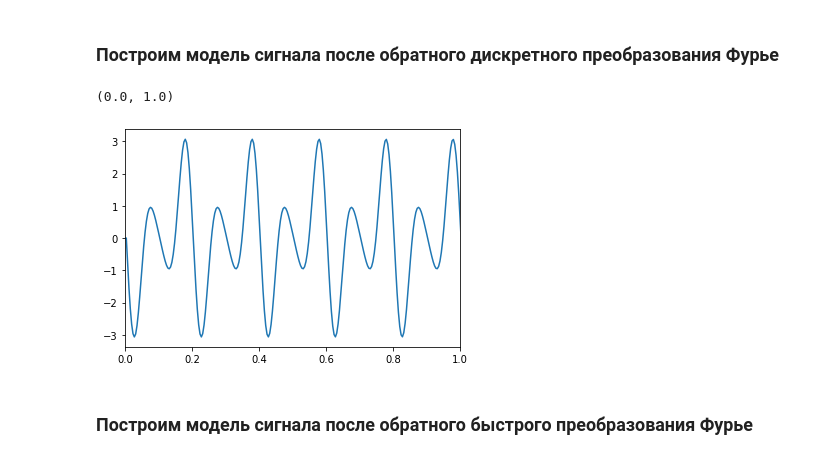
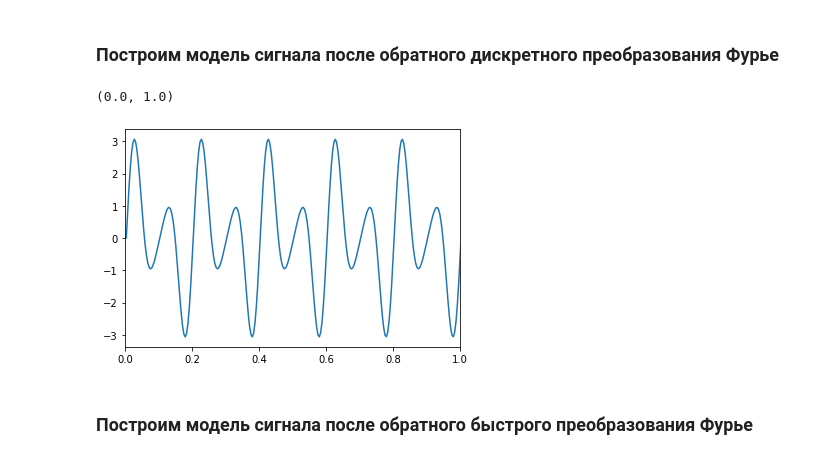
Before and after one commit to DaniilSysoev/opisis_sem_3, a Jupyter notebook: Описис_сем_3.ipynb, the cells around one changed output. Drawn from its saved outputs; the diff is of its cells as text; code cells hidden in the pictures.

```diff
--- a/Описис_сем_3.ipynb
+++ b/Описис_сем_3.ipynb
@@ -24,9 +24,9 @@ def dft(data):
   spectr = [0.0+0.0j]*n
   coef = 2.0/n
   arg = np.pi*coef
-  for i in range(n):
-    for j in range(n):
-      spectr[i] += data[j]*(np.cos(arg*i*j)-np.sin(arg*i*j)*1j)
+  for j in range(n):
+    for i in range(n):
+      spectr[j] += data[i]*(np.cos(arg*i*j)-np.sin(arg*i*j)*1j)
   return np.array(spectr, dtype=complex)
 # %% [markdown]
 <h3>Обратное дискретное преобразование Фурье</h3>
@@ -36,9 +36,9 @@ def idft(data):
   signal = [0.0+0.0j]*n
   coef = 2.0/n
   arg = np.pi*coef
-  for i in range(n):
-    for j in range(n):
-      signal[i] += data[j]*(np.cos(arg*i*(j+0))-np.sin(arg*i*(j+0))*1j)
+  for j in range(n):
+    for i in range(n):
+      signal[j] += data[i]*(np.cos(arg*i*(j+0))-np.sin(arg*i*(j+0))*1j)
   return np.array(signal, dtype=complex)/n
 # %% [markdown]
 <h2>Введем необходимые величины для сигнала</h2>
@@ -123,11 +123,11 @@ plt.xlim(0, 20)
 # %% [markdown]
 <h3>Построим модель сигнала после обратного дискретного преобразования Фурье</h3>
 # %%
-plt.plot(t, sig_dft.real, label='ОДПФ')
+plt.plot(t, -sig_dft.real, label='ОДПФ')
 plt.xlim(0, 1)
 # %% [output]
 (0.0, 1.0)
-[figure, old version]
+[figure, new version]
 # %% [markdown]
 <h3>Построим модель сигнала после обратного быстрого преобразования Фурье</h3>
 # %%
```
Also changed, not shown: parts of 3 cells of this notebook.
